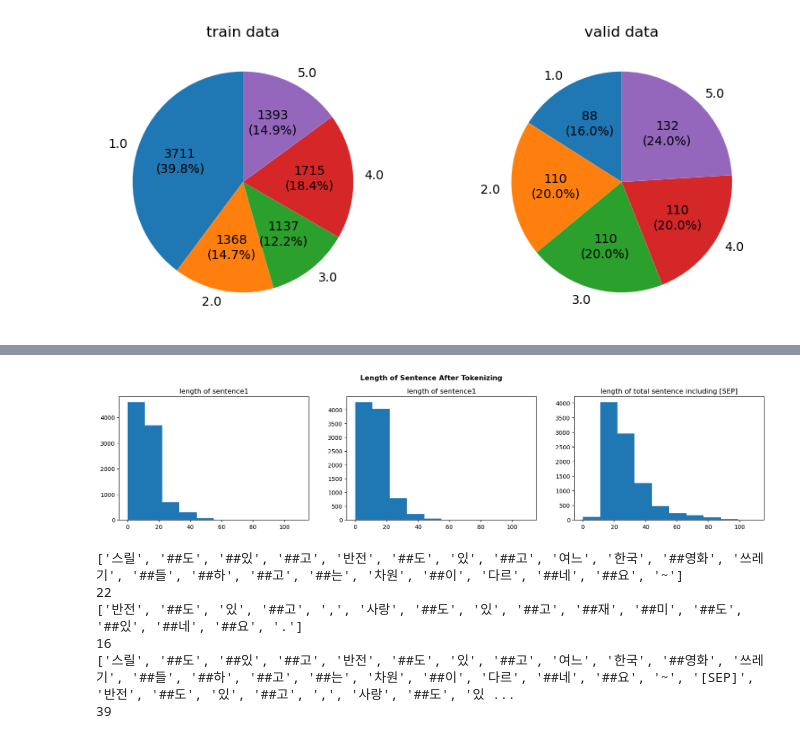
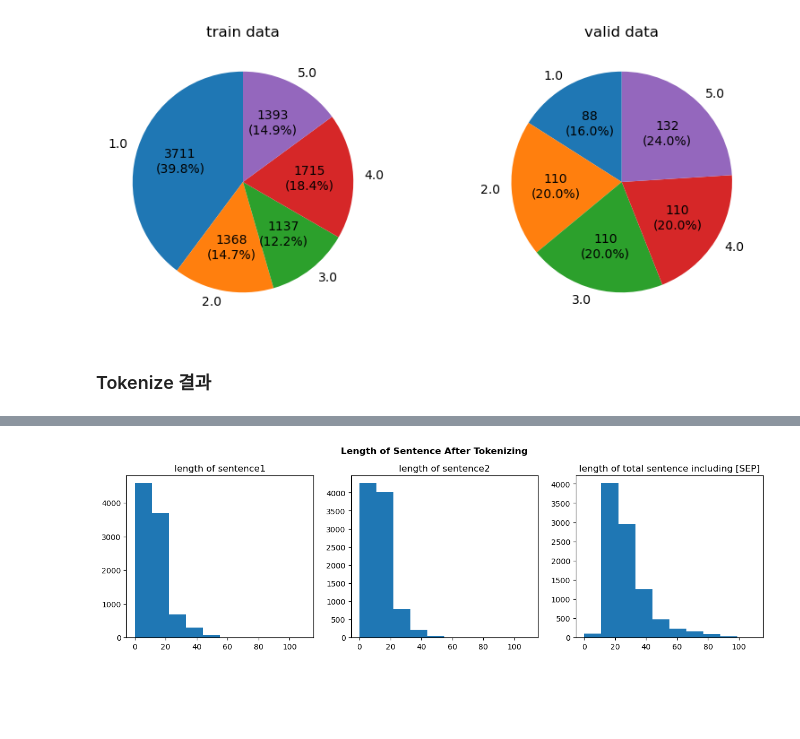
Before and after one commit to boostcampaitech6/level1-semantictextsimilarity-nlp-12, a Jupyter notebook: EDA.ipynb, the cells around one changed output, grey strips where cells are left out. Saved outputs shown, nothing was run; the diff lists cells and outputs as text; code cells hidden in the pictures; blank space fills up the shorter version.

```diff
--- a/EDA.ipynb
+++ b/EDA.ipynb
@@ -121,6 +129,8 @@ axes[1].set_title('valid data')
 plt.show()
 # %% [output]
 [figure]
+# %% [markdown]
+### Tokenize 결과
 # %%
 df_X = train_df[['sentence_1', 'sentence_2']]
 df_y = train_df[['label']]
@@ -158,40 +168,19 @@ sen1 + sen2 길이:  [39, 23, 21, 27, 22, 11, 22, 21, 22, 21, 19, 20, 39, 29, 33
 sen1 길이:  [22, 13, 9, 11, 7, 1, 10, 11, 9, 8, 10, 11, 18, 16, 16, 6, 20, 9, 9, 11, 9, 11, 13, 18, 41, 44, 6, 44, 17, 11, 15, 6, 11, 6, 44, 8, 13, 5, 13, 7, 9, 6, 9, 14, 14, 6, 11, 27, 10, 11, 10, 10,  ...
 sen2 길이:  [16, 9, 11, 15, 14, 9, 11, 9, 12, 12, 8, 8, 20, 12, 16, 12, 16, 7, 8, 11, 15, 11, 13, 16, 40, 45, 6, 44, 16, 8, 17, 6, 10, 7, 41, 7, 11, 5, 15, 10, 8, 7, 9, 12, 19, 7, 13, 19, 10, 14, 14, 12 ...
 # %%
-fig, axes = plt.subplots(1, 3, figsize=(20, 4))
+fig, axes = plt.subplots(1, 3, figsize=(15, 4))
 
 axes[0].hist(len_sentence1, bins = 10, range = (0, 110))
 axes[0].set_title('length of sentence1')
 
 axes[1].hist(len_sentence2, bins = 10, range = (0, 110))
-axes[1].set_title('length of sentence1')
+axes[1].set_title('length of sentence2')
 
 axes[2].hist(len_sentence, bins = 10, range = (0, 110))
 axes[2].set_title('length of total sentence including [SEP]')
 
 plt.suptitle('Length of Sentence After Tokenizing', fontweight='bold')
 plt.subplots_adjust(top=0.85)
 plt.show()
 # %% [output]
-[figure, old version]
+[figure, new version]
-# %%
-tokenizer = transformers.ElectraTokenizer.from_pretrained('monologg/koelectra-base-v3-discriminator')
-tokenize_sentence1 = tokenizer.tokenize(df_X['sentence_1'][0])
-tokenize_sentence2 = tokenizer.tokenize(df_X['sentence_2'][0])
-
-print(tokenize_sentence1)
-print(len(tokenize_sentence1))
-print(tokenize_sentence2)
-print(len(tokenize_sentence2))
-
-add_token = '[SEP]'.join([df_X['sentence_1'][0], df_X['sentence_2'][0]])
-tokenize_sentence = tokenizer.tokenize(add_token)
-print(tokenize_sentence)
-print(len(tokenize_sentence))
-# %% [output]
-['스릴', '##도', '##있', '##고', '반전', '##도', '있', '##고', '여느', '한국', '##영화', '쓰레기', '##들', '##하', '##고', '##는', '차원', '##이', '다르', '##네', '##요', '~']
-22
-['반전', '##도', '있', '##고', ',', '사랑', '##도', '있', '##고', '##재', '##미', '##도', '##있', '##네', '##요', '.']
-16
-['스릴', '##도', '##있', '##고', '반전', '##도', '있', '##고', '여느', '한국', '##영화', '쓰레기', '##들', '##하', '##고', '##는', '차원', '##이', '다르', '##네', '##요', '~', '[SEP]', '반전', '##도', '있', '##고', ',', '사랑', '##도', '있 ...
-39
```
Also changed, not shown: parts of 4 cells of this notebook, 7 other files.
